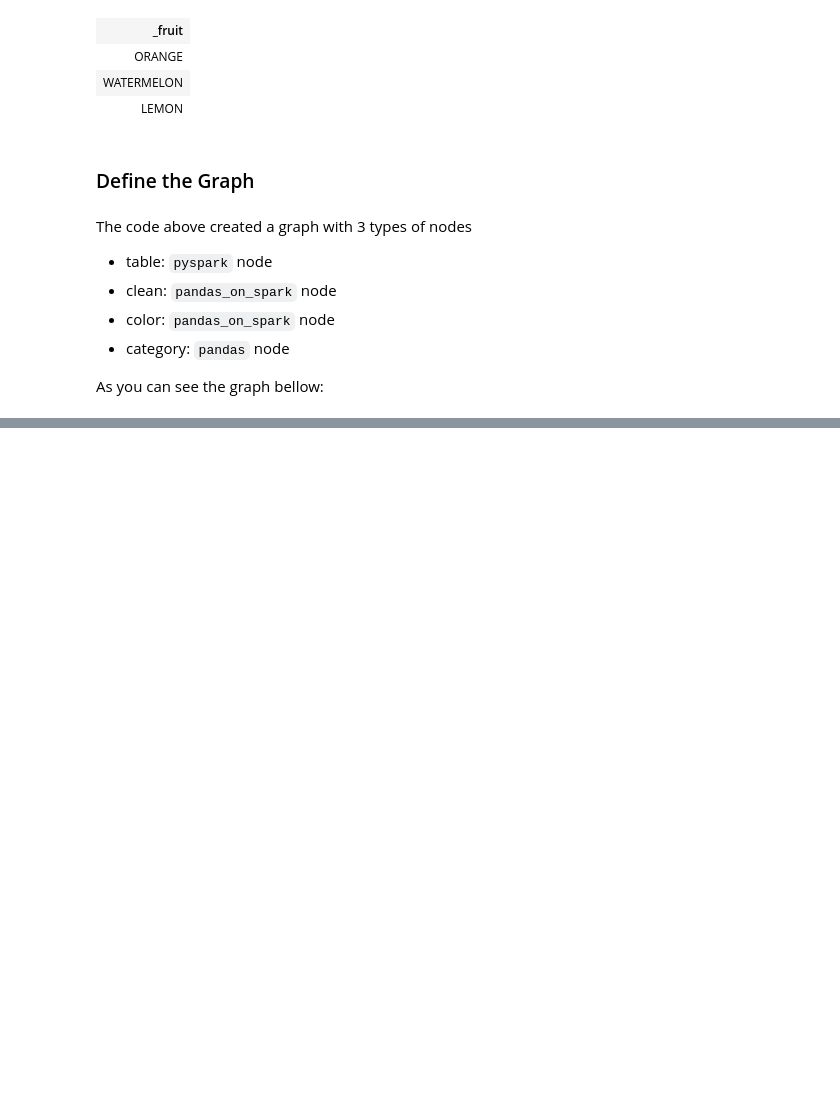
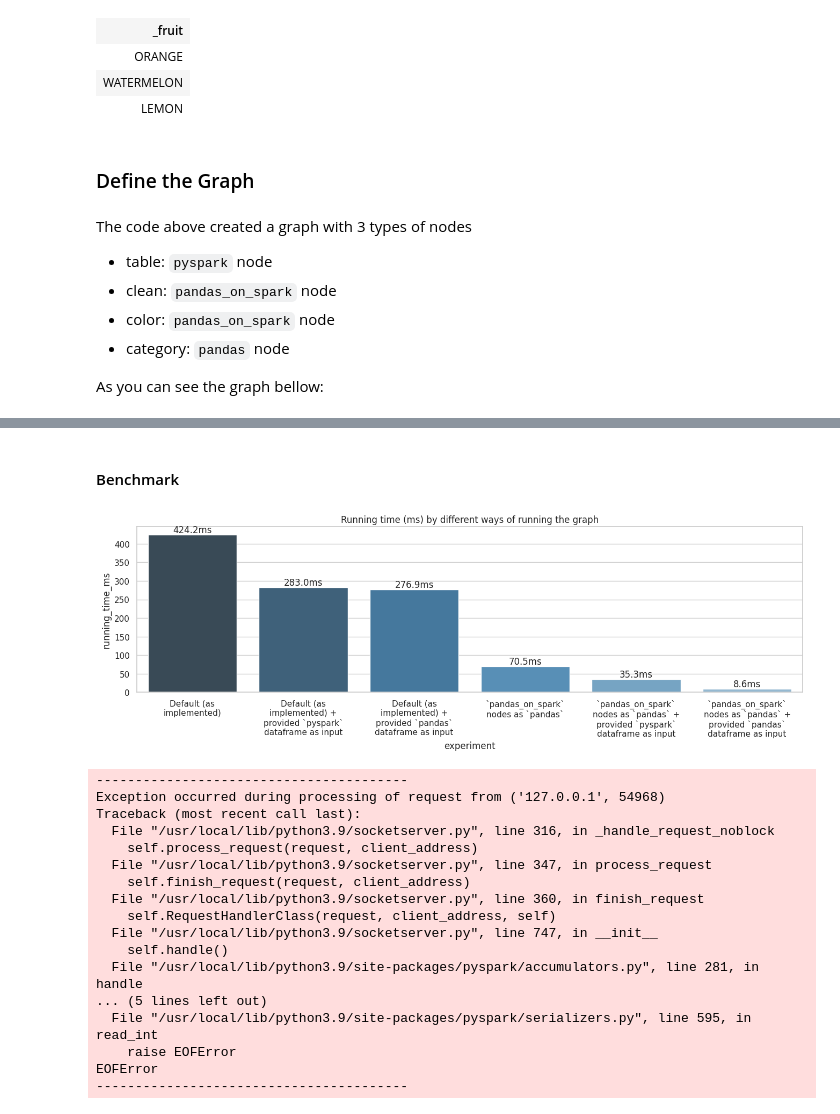
Before and after one commit to flypipe/flypipe, a Jupyter notebook: docs/source/notebooks/tutorial/multiple_node_types.ipynb, the cells around one changed output, grey strips where cells are left out. Drawn from its saved outputs; the diff is of its cells as text; code cells hidden in the pictures; blank space fills up the shorter version.

Commit message:
adding documentation and output schema from other nodes

```diff
--- a/docs/source/notebooks/tutorial/multiple_node_types.ipynb
+++ b/docs/source/notebooks/tutorial/multiple_node_types.ipynb
@@ -142,0 +227,7 @@ print(result.average, result.stdev)
+# %%
+experiment = "`pandas_on_spark` nodes as `pandas`"
+print(experiment)
+result = %timeit -o fruits.run(spark, pandas_on_spark_use_pandas=True)
+results.loc[results.shape[0]] = [experiment, result.average]
+
+displayHTML(fruits.html(pandas_on_spark_use_pandas=True, width=html_width, height=html_height))
@@ -142,0 +254,8 @@ print(result.average, result.stdev)
+# %%
+experiment = "`pandas_on_spark` nodes as `pandas` + provided `pyspark` dataframe as input"
+print(experiment)
+fruit_table_df = spark.createDataFrame(pd.DataFrame(data={"_fruit": ["ORANGE", "WATERMELON", "LEMON"]}))
+result = %timeit -o fruits.run(pandas_on_spark_use_pandas=True, inputs={ Spark("table"): fruit_table_df })
+results.loc[results.shape[0]] = [experiment, result.average]
+
+displayHTML(fruits.html(inputs={ Spark("table"): fruit_table_df }, pandas_on_spark_use_pandas=True, width=html_width, height=html_height))
@@ -142,0 +280,8 @@ print(result.average, result.stdev)
+# %%
+experiment = "`pandas_on_spark` nodes as `pandas` + provided `pandas` dataframe as input"
+print(experiment)
+fruit_table_df = pd.DataFrame(data={"_fruit": ["ORANGE", "WATERMELON", "LEMON"]})
+result = %timeit -o fruits.run(pandas_on_spark_use_pandas=True, inputs={ Spark("table"): fruit_table_df })
+results.loc[results.shape[0]] = [experiment, result.average]
+
+displayHTML(fruits.html(inputs={ Spark("table"): fruit_table_df }, pandas_on_spark_use_pandas=True, width=html_width, height=html_height))
@@ -142,0 +292,41 @@ print(result.average, result.stdev)
+# %%
+from textwrap import wrap
+results['experiment'] = results['experiment'].apply(lambda x: '\n'.join(wrap(x, 20)))
+results['running_time_ms'] = results['running_time_ms'] * 1000
+results['running_time_ms'] = round(results['running_time_ms'], 1)
+# results = results.sort_values('running_time_ms', ascending=False)
+# %% [markdown]
+#### Benchmark
+# %%
+import matplotlib.pyplot as plt
+import seaborn as sns
+import numpy as np
+fig, ax = plt.subplots(figsize=(16, 4))
+pal = sns.color_palette("Blues_d", len(results))
+barchart = (
+    sns.barplot(x=results['experiment'],
+                y=results['running_time_ms'],
+                palette=np.array(pal[::-1]),
+                ax=ax)
+                .set(title='Running time (ms) by different ways of running the graph')
+)
+_ = ax.bar_label(ax.containers[0], fmt='%.1fms')
+# %% [output]
+[figure, added]
+----------------------------------------
+Exception occurred during processing of request from ('127.0.0.1', 54968)
+Traceback (most recent call last):
+  File "/usr/local/lib/python3.9/socketserver.py", line 316, in _handle_request_noblock
+    self.process_request(request, client_address)
+  File "/usr/local/lib/python3.9/socketserver.py", line 347, in process_request
+    self.finish_request(request, client_address)
+  File "/usr/local/lib/python3.9/socketserver.py", line 360, in finish_request
+    self.RequestHandlerClass(request, client_address, self)
+  File "/usr/local/lib/python3.9/socketserver.py", line 747, in __init__
+    self.handle()
+  File "/usr/local/lib/python3.9/site-packages/pyspark/accumulators.py", line 281, in handle
+... (5 lines left out)
+  File "/usr/local/lib/python3.9/site-packages/pyspark/serializers.py", line 595, in read_int
+    raise EOFError
+EOFError
+----------------------------------------
```
Also changed, not shown: parts of 22 cells of this notebook, 9 other files.
